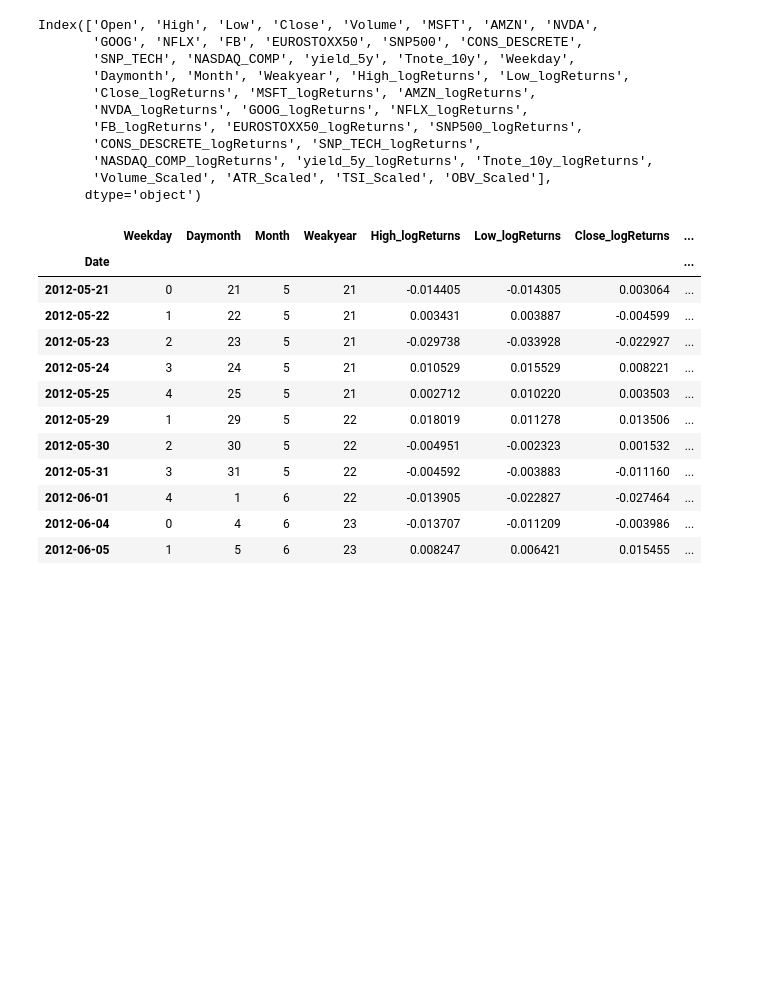
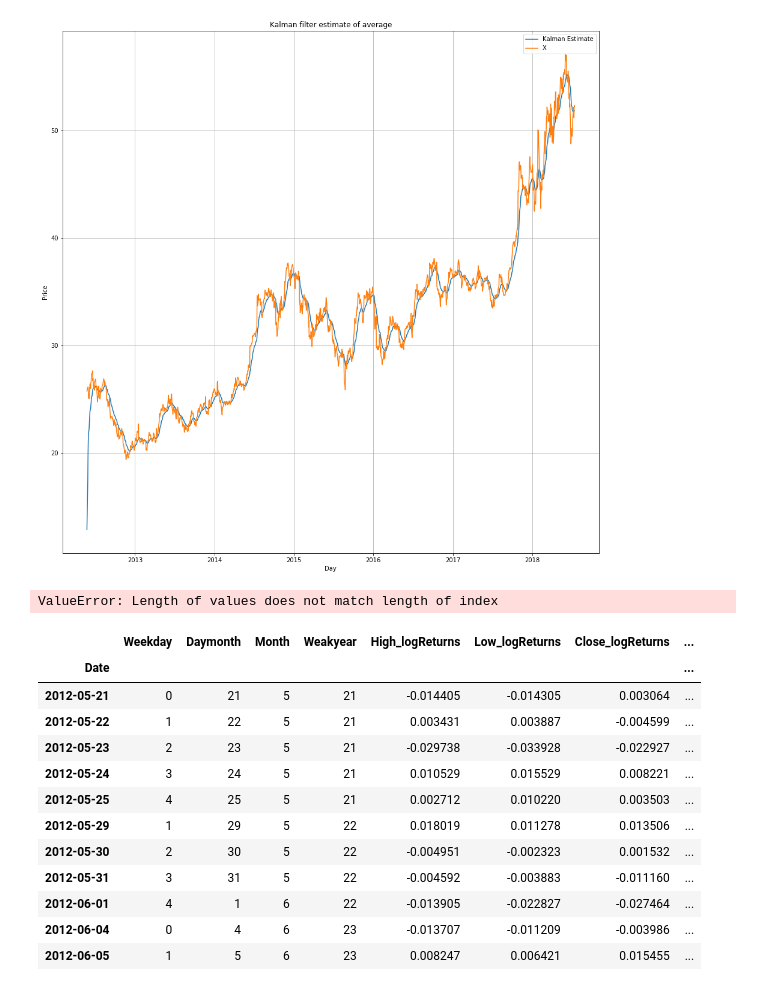
Before and after one commit to profiler84/algotrading, a Jupyter notebook: getData.ipynb, the cells around one changed output. Cells and saved outputs as stored; diff of their text form; code cells hidden in the pictures; blank space fills up the shorter version.

```diff
--- a/getData.ipynb
+++ b/getData.ipynb
@@ -159,3 +156,25 @@ result['ATR'] = average_true_range(result["High"],result["Low"],result["Close"])
+# %%
+x = (result[['Close']])
+kf = KalmanFilter(transition_matrices = [1],
+                  observation_matrices = [1],
+                  initial_state_mean = 0,
+                  initial_state_covariance = 1,
+                  observation_covariance=1,
+                  transition_covariance=.01)
+state_means, _ = kf.filter(x.values)
+state_means = pd.Series(state_means.flatten(), index=x.index)
+
+plt.rc("figure",figsize=(16,16))
+# Plot original data and estimated mean
+plt.plot(state_means)
+plt.plot(x)
+plt.title('Kalman filter estimate of average')
+plt.legend(['Kalman Estimate', 'X'])
+plt.xlabel('Day')
+plt.ylabel('Price');
+plt.grid(True)
+# %% [output]
+[figure, added]
 # %%
 scaler = prep.MaxAbsScaler().fit(result[['ATR']].values)
 result['ATR_Scaled'] = scaler.transform(result[['ATR']].values)
@@ -165,6 +184,21 @@ result['TSI_Scaled'] = scaler.transform(result[['TSI']].values)
 
 scaler = prep.MaxAbsScaler().fit(result[['OBV']].values)
 result['OBV_Scaled'] = scaler.transform(result[['OBV']].values)
+
+scaler = prep.MaxAbsScaler().fit(result[['TradingRange']].values)
+result['TradingRange_Scaled'] = scaler.transform(result[['TradingRange']].values)
+
+scaler = prep.MaxAbsScaler().fit(result[['HighestHigh']].values)
+result['HighestHigh_Scaled'] = scaler.transform(result[['HighestHigh']].values)
+
+scaler = prep.MaxAbsScaler().fit(result[['LowestLow']].values)
+result['LowestLow_Scaled'] = scaler.transform(result[['LowestLow']].values)
+
+
+scaler = prep.MaxAbsScaler().fit(state_means.to_frame().values)
+result['KFMean_Scaled'] = scaler.transform(state_means.to_frame().values)
+# %% [output]
+ValueError: Length of values does not match length of index
 # %%
 result['TSI_Scaled'] =  result['TSI_Scaled'].replace(-1,0)
 result = result.drop('TSI', axis=1)
@@ -173,19 +210,5 @@ result = result.drop('OBV', axis=1)
 # delete 0 values
 result = result[result.TSI_Scaled != 0]
-# %%
-result.columns
-# %% [output]
-Index(['Open', 'High', 'Low', 'Close', 'Volume', 'MSFT', 'AMZN', 'NVDA',
-       'GOOG', 'NFLX', 'FB', 'EUROSTOXX50', 'SNP500', 'CONS_DESCRETE',
-       'SNP_TECH', 'NASDAQ_COMP', 'yield_5y', 'Tnote_10y', 'Weekday',
-       'Daymonth', 'Month', 'Weakyear', 'High_logReturns', 'Low_logReturns',
-       'Close_logReturns', 'MSFT_logReturns', 'AMZN_logReturns',
-       'NVDA_logReturns', 'GOOG_logReturns', 'NFLX_logReturns',
-       'FB_logReturns', 'EUROSTOXX50_logReturns', 'SNP500_logReturns',
-       'CONS_DESCRETE_logReturns', 'SNP_TECH_logReturns',
-       'NASDAQ_COMP_logReturns', 'yield_5y_logReturns', 'Tnote_10y_logReturns',
-       'Volume_Scaled', 'ATR_Scaled', 'TSI_Scaled', 'OBV_Scaled'],
-      dtype='object')
 # %%
 train_data = result.drop(['Open', 'High','Low','Close','Volume','MSFT','AMZN','NVDA','GOOG','NFLX','FB'
                           ,'EUROSTOXX50','SNP500','CONS_DESCRETE','SNP_TECH','NASDAQ_COMP','yield_5y'
```
Also changed, not shown: parts of 8 cells of this notebook.
